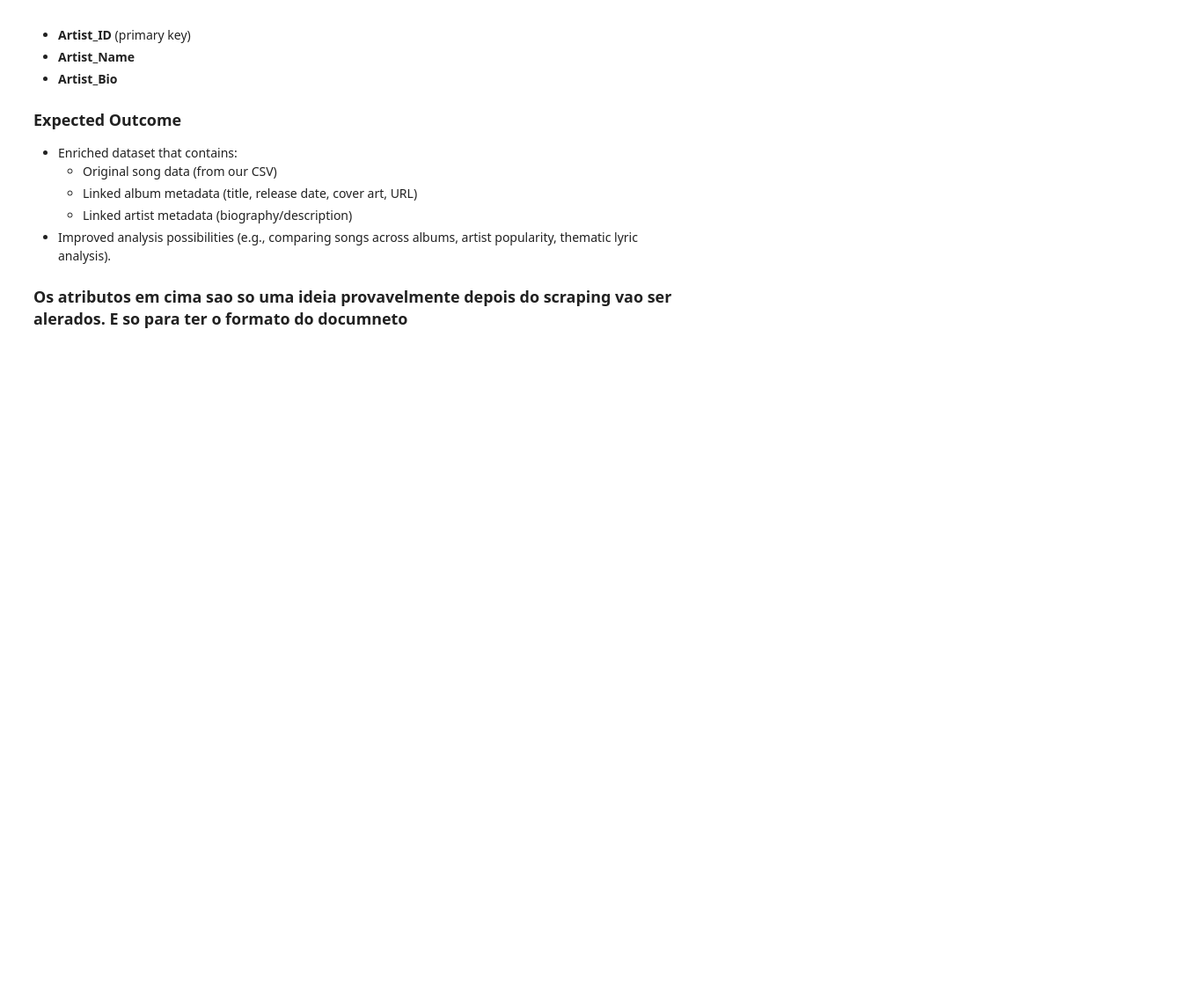
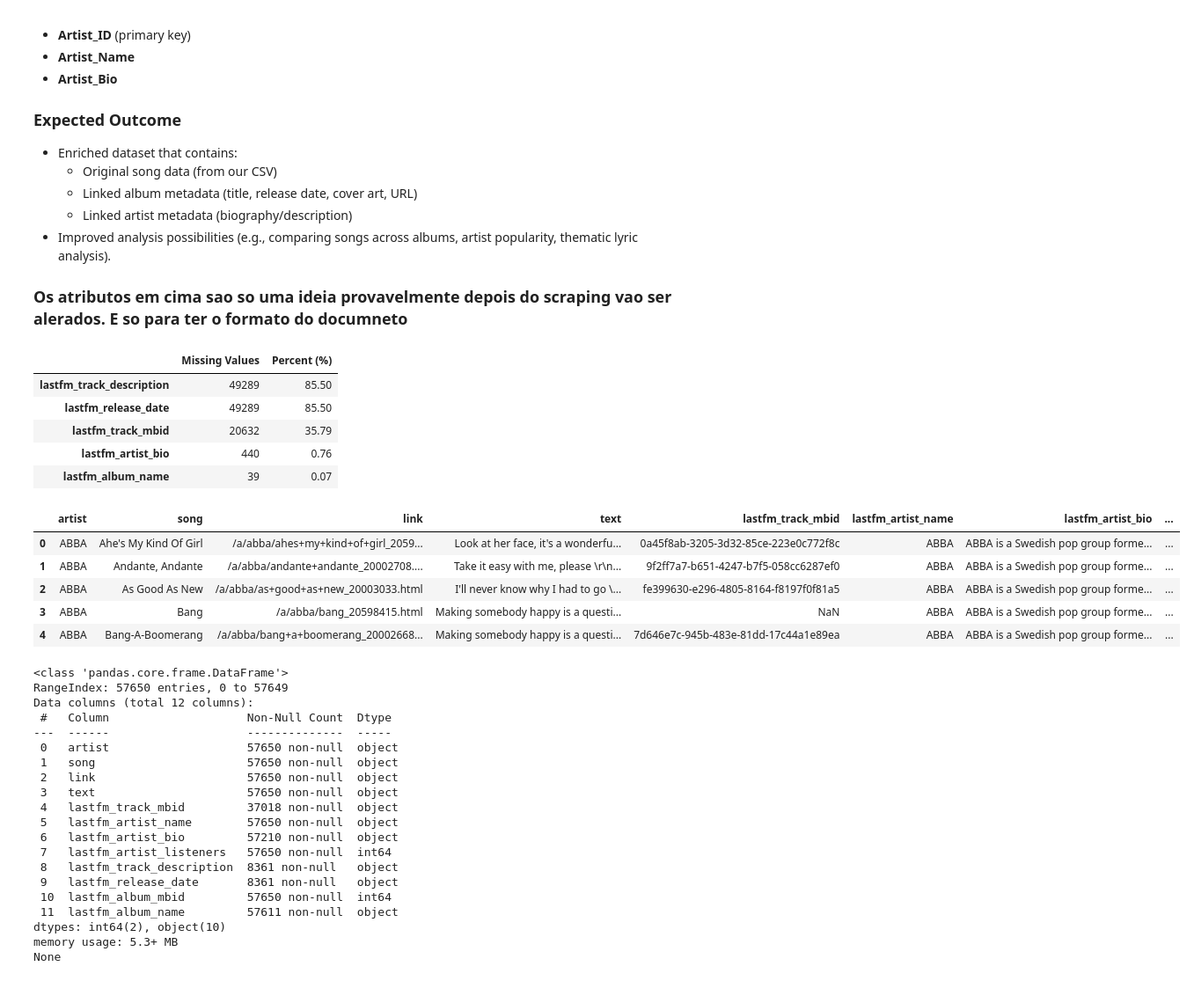
Before and after one commit to rodrigoribeiro09/Pri, a Jupyter notebook: src/MileStone1.ipynb, the cells around one changed output. Shown at 88% size. Cells and saved outputs as stored; diff of their text form; code cells hidden in the pictures; blank space fills up the shorter version.

Commit message:
lastfm api

```diff
--- a/src/MileStone1.ipynb
+++ b/src/MileStone1.ipynb
@@ -182,3 +182,55 @@ To improve data organization and scalability, we will structure the database int
 - Improved analysis possibilities (e.g., comparing songs across albums, artist popularity, thematic lyric analysis).
 
 ### Os atributos em cima sao so uma ideia provavelmente depois do scraping vao ser alerados. E so para ter o formato do documneto
+# %%
+import pandas as pd
+
+# Lê o novo dataset enriquecido
+lastfm_path = r"c:\FEUP\MEIC\PRI\dataset\spotify_millsongdata_with_lastfm.csv"
+df_lastfm = pd.read_csv(lastfm_path)
+
+# Mostra as colunas com valores em falta e a percentagem
+missing = df_lastfm.isnull().sum()
+missing_percent = (missing / len(df_lastfm)) * 100
+missing_df = pd.DataFrame({
+    "Missing Values": missing,
+    "Percent (%)": missing_percent.round(2)
+})
+display(missing_df[missing_df["Missing Values"] > 0].sort_values("Percent (%)", ascending=False))
+
+# Análise rápida: primeiras linhas e tipos de dados
+display(df_lastfm.head())
+print(df_lastfm.info())
+# %% [output]
+|  | Missing Values | Percent (%) |
+| lastfm_track_description | 49289 | 85.50 |
+| lastfm_release_date | 49289 | 85.50 |
+| lastfm_track_mbid | 20632 | 35.79 |
+| lastfm_artist_bio | 440 | 0.76 |
+| lastfm_album_name | 39 | 0.07 |
+|  | artist | song | link | text | lastfm_track_mbid | lastfm_artist_name | lastfm_artist_bio | ... |
+| 0 | ABBA | Ahe's My Kind Of Girl | /a/abba/ahes+my+kind+of+girl_2059... | Look at her face, it's a wonderfu... | 0a45f8ab-3205-3d32-85ce-223e0c772f8c | ABBA | ABBA is a Swedish pop group forme... | ... |
+| 1 | ABBA | Andante, Andante | /a/abba/andante+andante_20002708.... | Take it easy with me, please \r\n... | 9f2ff7a7-b651-4247-b7f5-058cc6287ef0 | ABBA | ABBA is a Swedish pop group forme... | ... |
+| 2 | ABBA | As Good As New | /a/abba/as+good+as+new_20003033.html | I'll never know why I had to go \... | fe399630-e296-4805-8164-f8197f0f81a5 | ABBA | ABBA is a Swedish pop group forme... | ... |
+| 3 | ABBA | Bang | /a/abba/bang_20598415.html | Making somebody happy is a questi... | NaN | ABBA | ABBA is a Swedish pop group forme... | ... |
+| 4 | ABBA | Bang-A-Boomerang | /a/abba/bang+a+boomerang_20002668... | Making somebody happy is a questi... | 7d646e7c-945b-483e-81dd-17c44a1e89ea | ABBA | ABBA is a Swedish pop group forme... | ... |
+<class 'pandas.core.frame.DataFrame'>
+RangeIndex: 57650 entries, 0 to 57649
+Data columns (total 12 columns):
+ #   Column                    Non-Null Count  Dtype
+---  ------                    --------------  -----
+ 0   artist                    57650 non-null  object
+ 1   song                      57650 non-null  object
+ 2   link                      57650 non-null  object
+ 3   text                      57650 non-null  object
+ 4   lastfm_track_mbid         37018 non-null  object
+ 5   lastfm_artist_name        57650 non-null  object
+ 6   lastfm_artist_bio         57210 non-null  object
+ 7   lastfm_artist_listeners   57650 non-null  int64
+ 8   lastfm_track_description  8361 non-null   object
+ 9   lastfm_release_date       8361 non-null   object
+ 10  lastfm_album_mbid         57650 non-null  int64
+ 11  lastfm_album_name         57611 non-null  object
+dtypes: int64(2), object(10)
+memory usage: 5.3+ MB
+None
```
